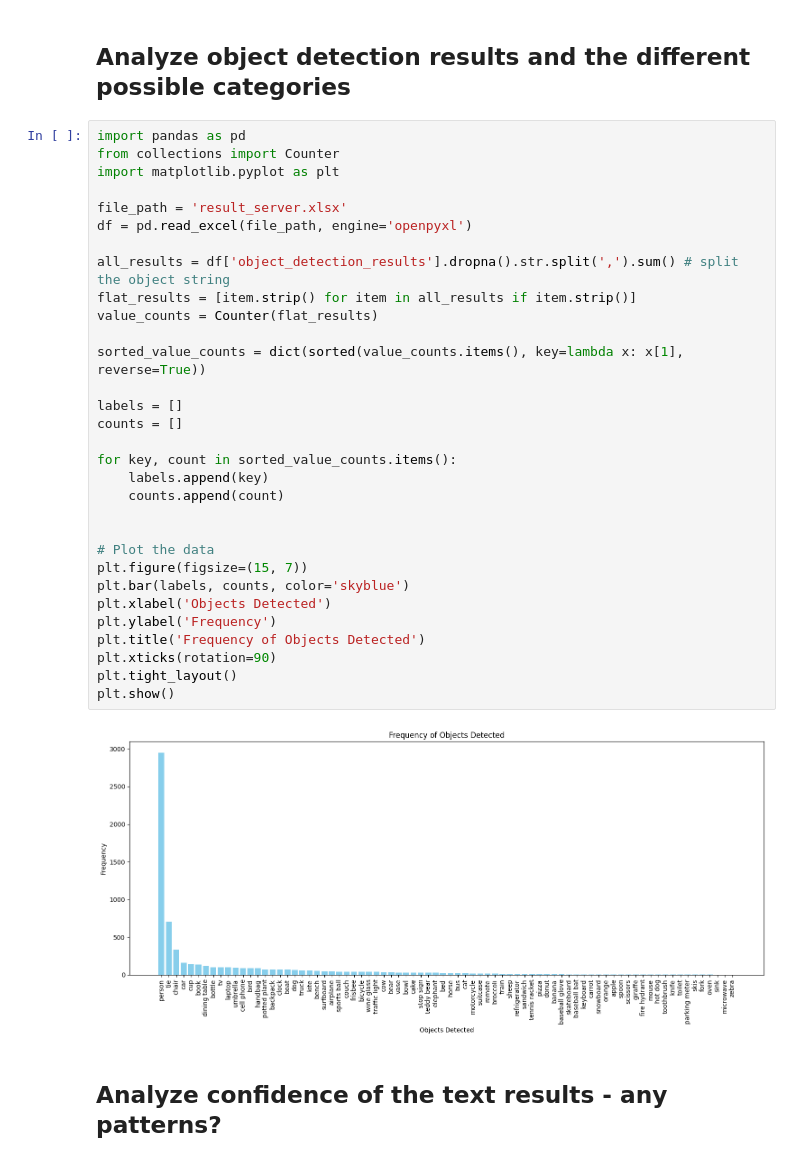
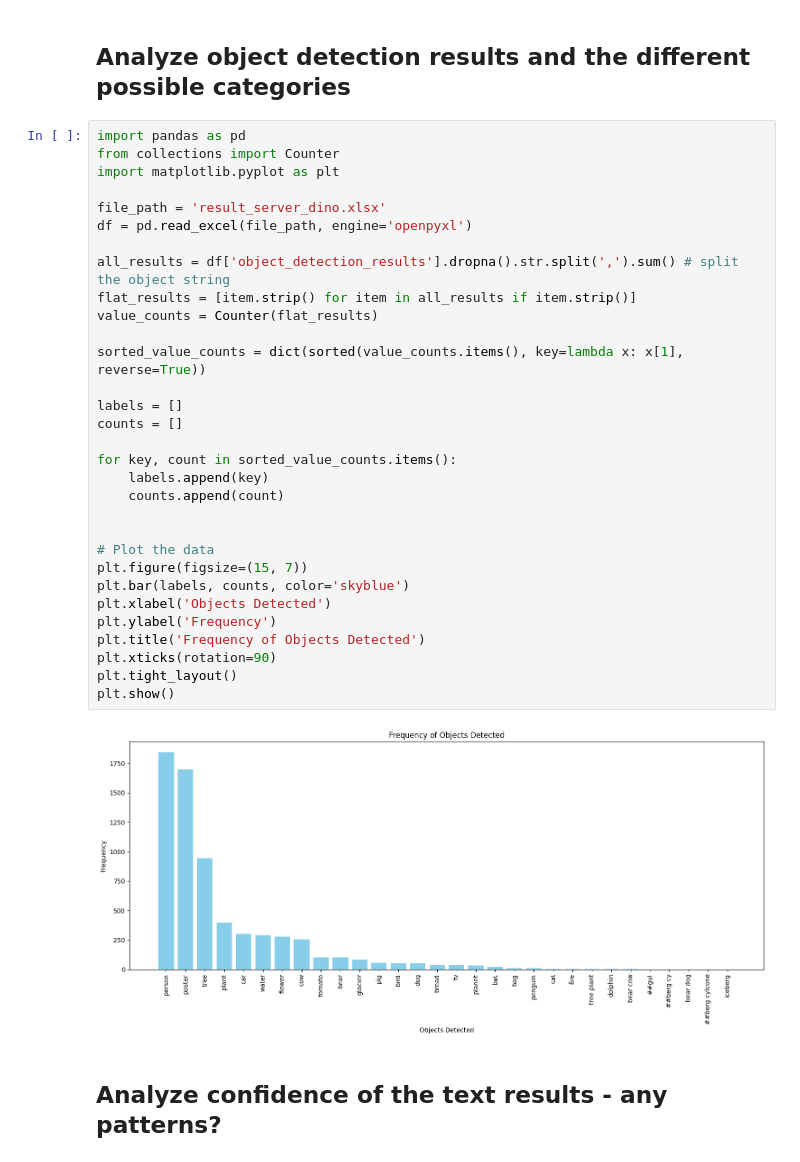
Before and after one commit to mkleinma/Team_Project_ComputerVision, a Jupyter notebook: AnalyzeResultExcelNotebook.ipynb, the cells around one changed output. Cells and saved outputs as stored; diff of their text form.

Commit message:
added results from groudingdino, added changes to pipeline/random subset creation only picks tweets with a gemini caption

```diff
--- a/AnalyzeResultExcelNotebook.ipynb
+++ b/AnalyzeResultExcelNotebook.ipynb
@@ -6,35 +6,35 @@
 import pandas as pd
 from collections import Counter
 import matplotlib.pyplot as plt
 
-file_path = 'result_server.xlsx'
+file_path = 'result_server_dino.xlsx'
 df = pd.read_excel(file_path, engine='openpyxl')
 
 all_results = df['object_detection_results'].dropna().str.split(',').sum() # split the object string
 flat_results = [item.strip() for item in all_results if item.strip()]
 value_counts = Counter(flat_results)
 
 sorted_value_counts = dict(sorted(value_counts.items(), key=lambda x: x[1], reverse=True))
 
 labels = []
 counts = []
 
 for key, count in sorted_value_counts.items():
     labels.append(key)
     counts.append(count)
 
 
 # Plot the data
 plt.figure(figsize=(15, 7))
 plt.bar(labels, counts, color='skyblue')
 plt.xlabel('Objects Detected')
 plt.ylabel('Frequency')
 plt.title('Frequency of Objects Detected')
 plt.xticks(rotation=90)
 plt.tight_layout()
 plt.show()
 # %% [output]
-[figure, old version]
+[figure, new version]
 # %% [markdown]
 ## Analyze confidence of the text results - any patterns?
 # %%
```
Also changed, not shown: parts of 2 cells of this notebook, 5 other files.
